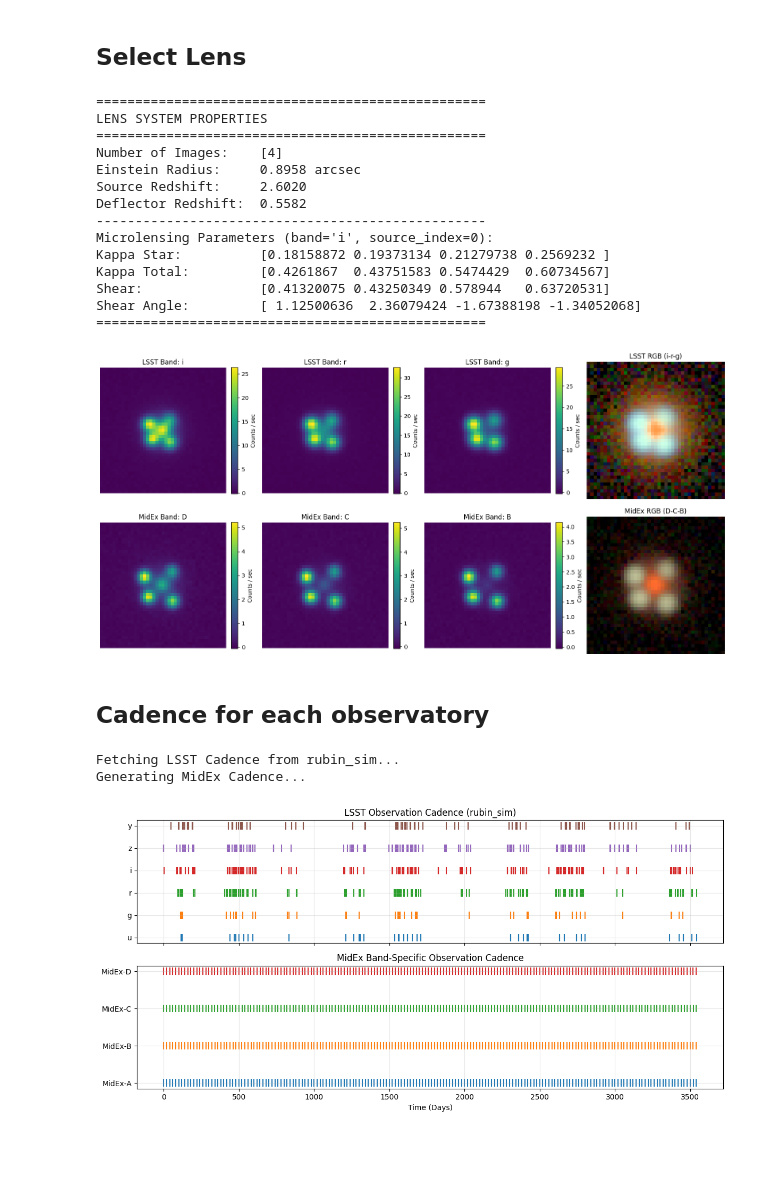
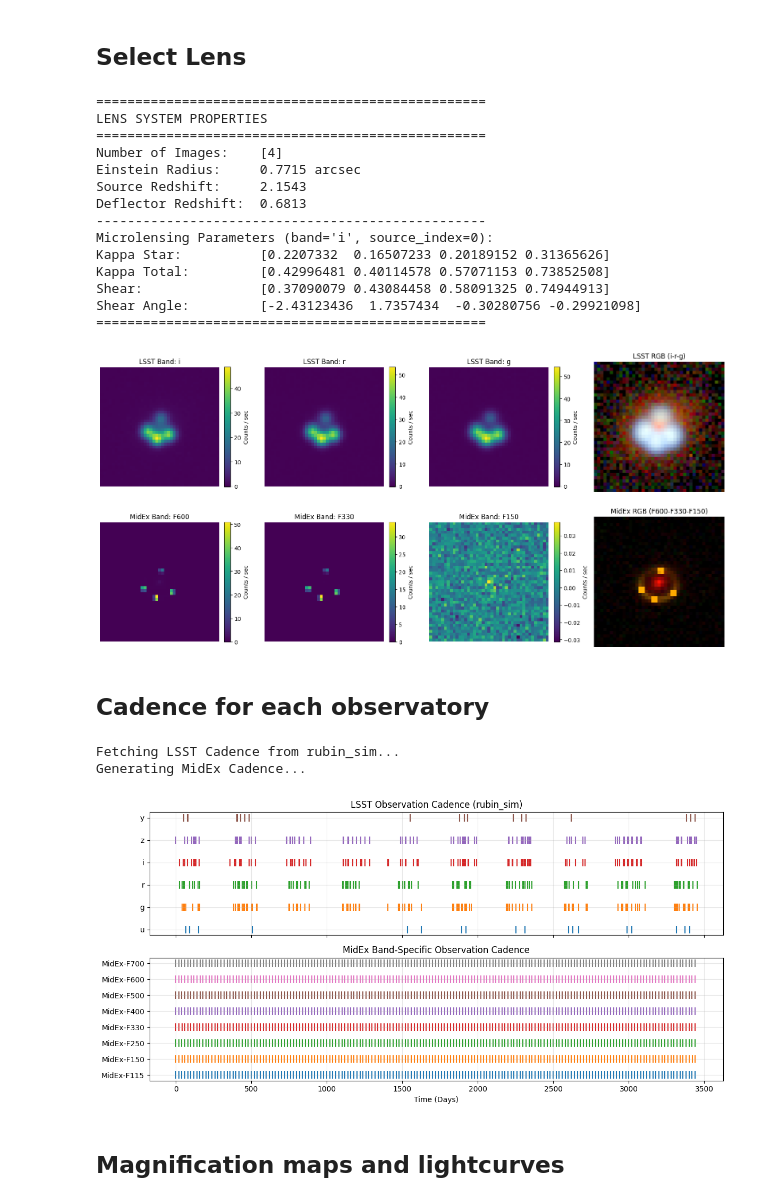
Before and after one commit to timedilatesme/MidEx-sims, a Jupyter notebook: v1/lagn_sims.ipynb, the cells around one changed output. Saved outputs shown, nothing was run; the diff lists cells and outputs as text; code cells hidden in the pictures; blank space fills up the shorter version.

```diff
--- a/v1/lagn_sims.ipynb
+++ b/v1/lagn_sims.ipynb
@@ -168,7 +238,7 @@ quasar_lens_pop = LensPop(
 )
 
 kwargs_lens_cut = {
-    "min_image_separation": 0.5,
+    "min_image_separation": 1,
     "max_image_separation": 10,
     "second_brightest_image_cut": {"i": 26}
 }
@@ -208,7 +278,7 @@ if quad_lenses:
 
     # Define bands mapping to [Red, Green, Blue]
     lsst_bands = ["i", "r", "g"]
-    midex_bands = ["D", "C", "B"]
+    midex_bands = ["F600", "F330", "F150"] # midex
 
     lsst_images = []
     midex_images = []
@@ -250,41 +320,41 @@ if quad_lenses:
         ax.axis('off')
 
     axes[0, 3].imshow(lsst_rgb, origin='lower')
     axes[0, 3].set_title(f"LSST RGB ({'-'.join(lsst_bands)})")
     axes[0, 3].axis('off')
 
     # Plot MidEx Row
     for i, (ax, band, img) in enumerate(zip(axes[1, :3], midex_bands, midex_images)):
         im = ax.imshow(img, origin='lower', cmap='viridis')
         ax.set_title(f"MidEx Band: {band}")
         fig.colorbar(im, ax=ax, fraction=0.046, pad=0.04, label='Counts / sec')
         ax.axis('off')
 
     axes[1, 3].imshow(midex_rgb, origin='lower')
     axes[1, 3].set_title(f"MidEx RGB ({'-'.join(midex_bands)})")
     axes[1, 3].axis('off')
 
     plt.tight_layout()
     plt.show()
 
 else:
     print("No quad lenses found in this draw.")
 # %% [output]
 ==================================================
 LENS SYSTEM PROPERTIES
 ==================================================
 Number of Images:    [4]
-Einstein Radius:     0.8958 arcsec
-Source Redshift:     2.6020
-Deflector Redshift:  0.5582
+Einstein Radius:     0.7715 arcsec
+Source Redshift:     2.1543
+Deflector Redshift:  0.6813
 --------------------------------------------------
 Microlensing Parameters (band='i', source_index=0):
-Kappa Star:          [0.18158872 0.19373134 0.21279738 0.2569232 ]
-Kappa Total:         [0.4261867  0.43751583 0.5474429  0.60734567]
-Shear:               [0.41320075 0.43250349 0.578944   0.63720531]
-Shear Angle:         [ 1.12500636  2.36079424 -1.67388198 -1.34052068]
+Kappa Star:          [0.2207332  0.16507233 0.20189152 0.31365626]
+Kappa Total:         [0.42996481 0.40114578 0.57071153 0.73852508]
+Shear:               [0.37090079 0.43084458 0.58091325 0.74944913]
+Shear Angle:         [-2.43123436  1.7357434  -0.30280756 -0.29921098]
 ==================================================
-[figure, old version]
+[figure, new version]
 # %% [markdown]
 ## Cadence for each observatory
 # %%
@@ -340,7 +410,9 @@ plt.show()
 # %% [output]
 Fetching LSST Cadence from rubin_sim...
 Generating MidEx Cadence...
-[figure, old version]
+[figure, new version]
+# %% [markdown]
+## Magnification maps and lightcurves
 # %%
 from utils.anim import plot_lightcurves
 time_array = np.linspace(0, 3500, 3500)
```
Also changed, not shown: parts of 7 cells of this notebook, 3 other files.
